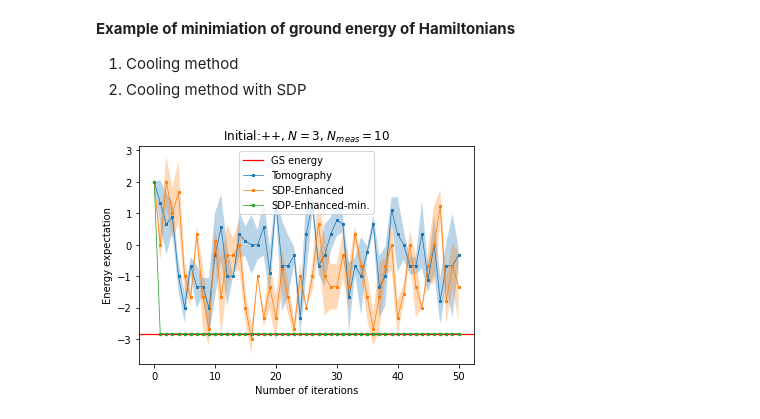
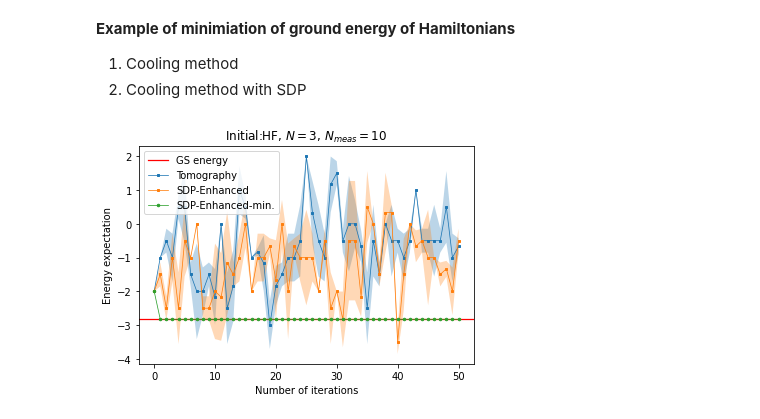
Before and after one commit to ZheruiWANG/SDP-for-VQE, a Jupyter notebook: More-Qubit Pro v3.0/algorithmic_cooling_final.ipynb, the cells around one changed output. Cells and saved outputs as stored; diff of their text form; code cells hidden in the pictures.

```diff
--- a/More-Qubit Pro v3.0/algorithmic_cooling_final.ipynb
+++ b/More-Qubit Pro v3.0/algorithmic_cooling_final.ipynb
@@ -470,7 +522,7 @@ def get_HF_state(H_global_list, H_global_matrix, N, M, K):
             dm_dict[tuple(qubit_index)] = np.array( get_dm(N, input_state, qubit_index) )
 
         # Find the layer operators that gives a decrease to <H>
-        layer_operators_list = find_layer_operator(dm_dict, h_set, H_global_list, N, M, K, num_of_sweep=0)
+        layer_operators_list = find_layer_operator_HF(dm_dict, h_set, H_global_list, N, M, K, num_of_sweep=0)
 
         # Evolve the state with the obtained layer operators
         for i in range(len(layer_operators_list)):
@@ -797,33 +849,33 @@ H_local_list = ['XX','YY'] # Pauli string representation of the local Hamiltonia
 model_type = 'open'
 M = 2 # Number of qubits of subsystems
 G = 3 # Number of qubits of partial global system (C1)
 
 N_opt = 50 # Number of iterations of cooling
-num_of_shots = 3 # Number of experiments we do
+num_of_shots = 2 # Number of experiments we do
 
 data = []
 for N in [3]: # Number of qubits of the entire system
     for N_meas in [10]: # Number of measurements in all basis each loop
-        for initial_guess in ['++']:
+        for initial_guess in ['HF']:
             avg_expH, std_expH, avg_expH_enhanced, std_expH_enhanced, avg_expH_enhanced_SDPvalue, std_expH_enhanced_SDPvalue, ground_state_energy = main(initial_guess, N_opt, N_meas, num_of_shots,
                                                                                                                                                 N, M, G, H_local_list, model_type)
             for i in list(range(N_opt+1)):
                 # Save data to Panda DataFrame
                 df = {
                     'N_opt': i,
                     'avg_expH': avg_expH[i],
                     'std_expH': std_expH[i],
                     'avg_expH_enhanced': avg_expH_enhanced[i],
                     'std_expH_enhanced': std_expH_enhanced[i],
                     'avg_expH_enhanced_SDPvalue': avg_expH_enhanced_SDPvalue[i],
                     'std_expH_enhanced_SDPvalue': std_expH_enhanced_SDPvalue[i],
                     'N': N,
                     'N_meas': N_meas,
                     'Initial_state': initial_guess
                 }
                 data.append(df)
 
 df = pd.DataFrame(data)
 df.to_csv('experiment_data.csv', index=False) # Save the DataFrame to a CSV file
 # %% [output]
-[figure, old version]
+[figure, new version]
```
Also changed, not shown: parts of 1 cell of this notebook, 2 other files.
